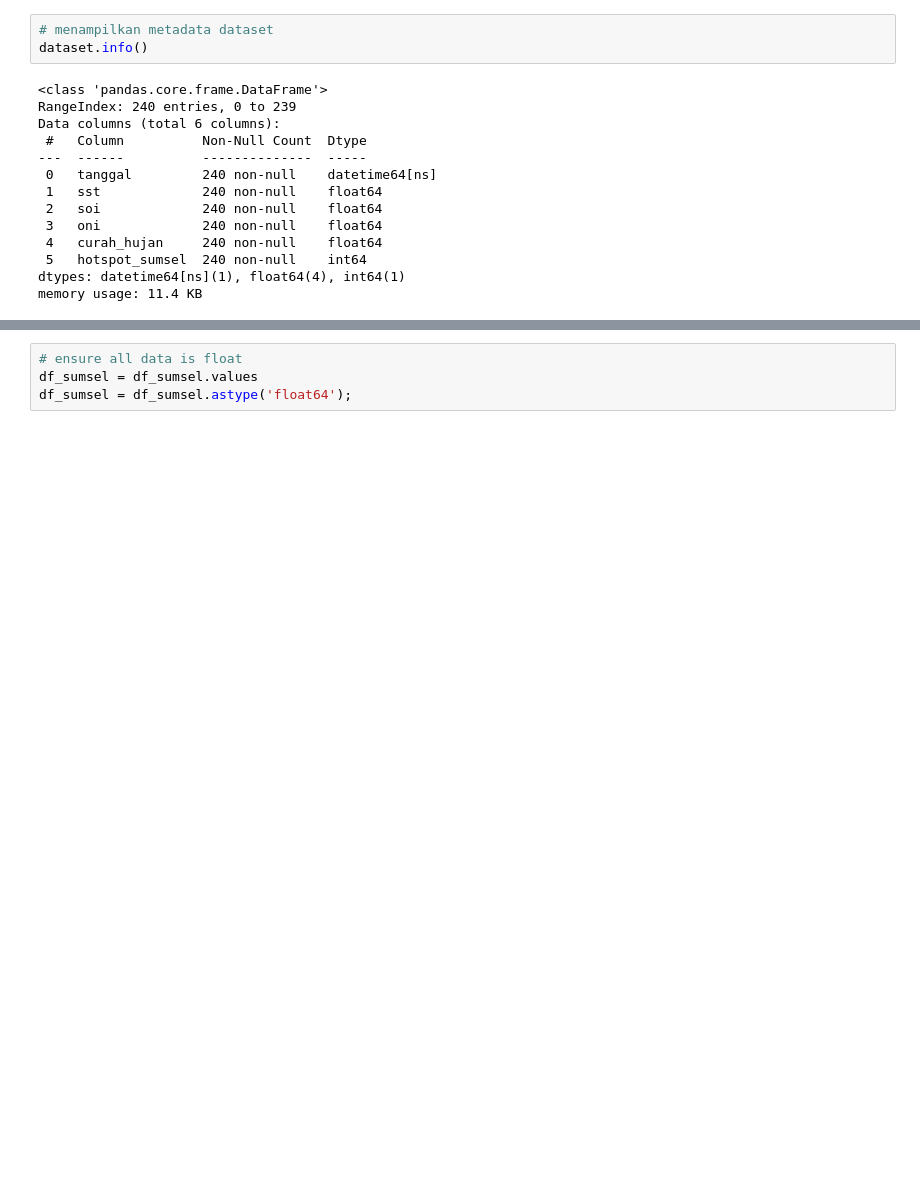
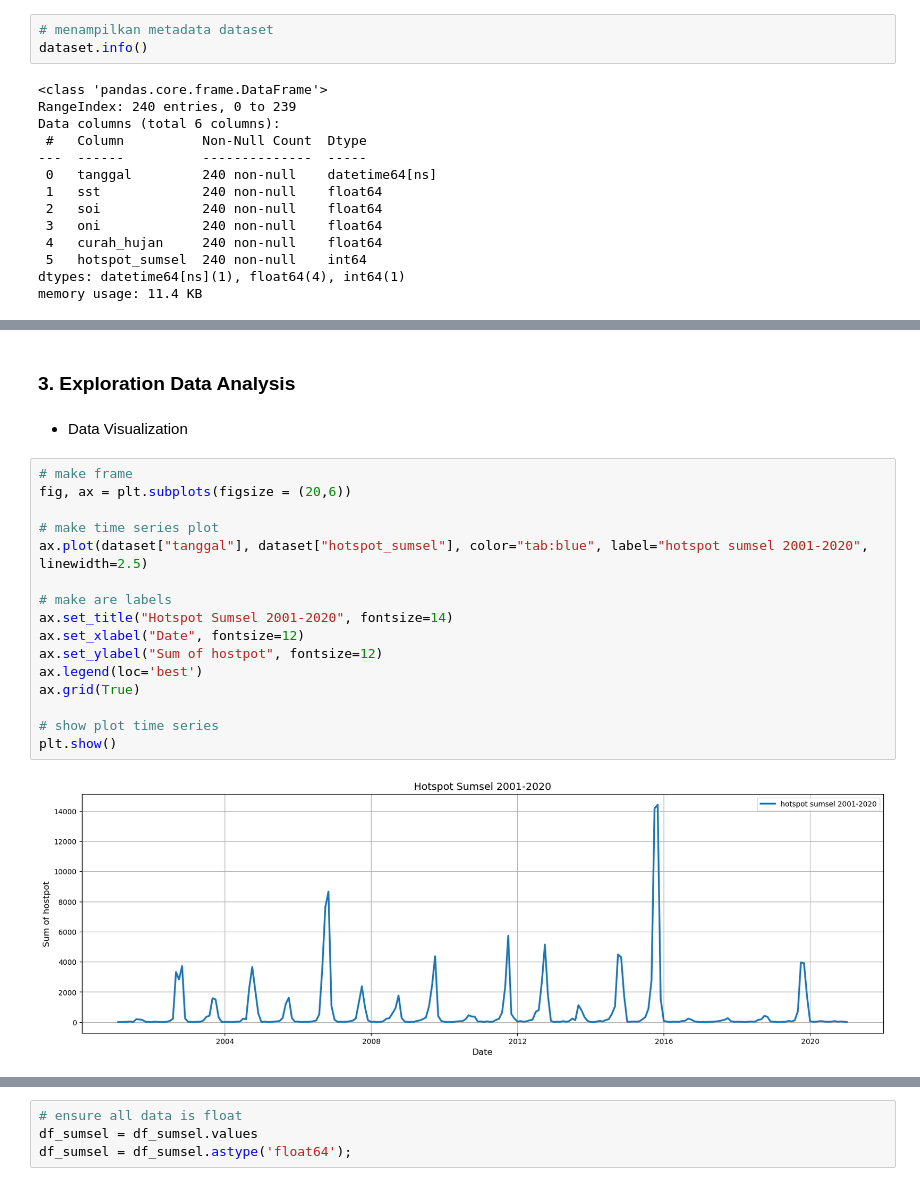
Before and after one commit to kusin/tensorflow-hotspot-v1, a Jupyter notebook: lstm-rnn-percobaan1.ipynb, the cells around one changed output, grey strips where cells are left out. Cells and saved outputs as stored; diff of their text form; blank space fills up the shorter version.

```diff
--- a/lstm-rnn-percobaan1.ipynb
+++ b/lstm-rnn-percobaan1.ipynb
@@ -103,0 +102,22 @@ dataset
+# %% [markdown]
+### 3. Exploration Data Analysis
+# %% [markdown]
+- Data Visualization
+# %%
+# make frame
+fig, ax = plt.subplots(figsize = (20,6))
+
+# make time series plot
+ax.plot(dataset["tanggal"], dataset["hotspot_sumsel"], color="tab:blue", label="hotspot sumsel 2001-2020", linewidth=2.5)
+
+# make are labels
+ax.set_title("Hotspot Sumsel 2001-2020", fontsize=14)
+ax.set_xlabel("Date", fontsize=12)
+ax.set_ylabel("Sum of hostpot", fontsize=12)
+ax.legend(loc='best')
+ax.grid(True)
+
+# show plot time series
+plt.show()
+# %% [output]
+[figure, added]
```
Also changed, not shown: parts of 49 cells of this notebook.
